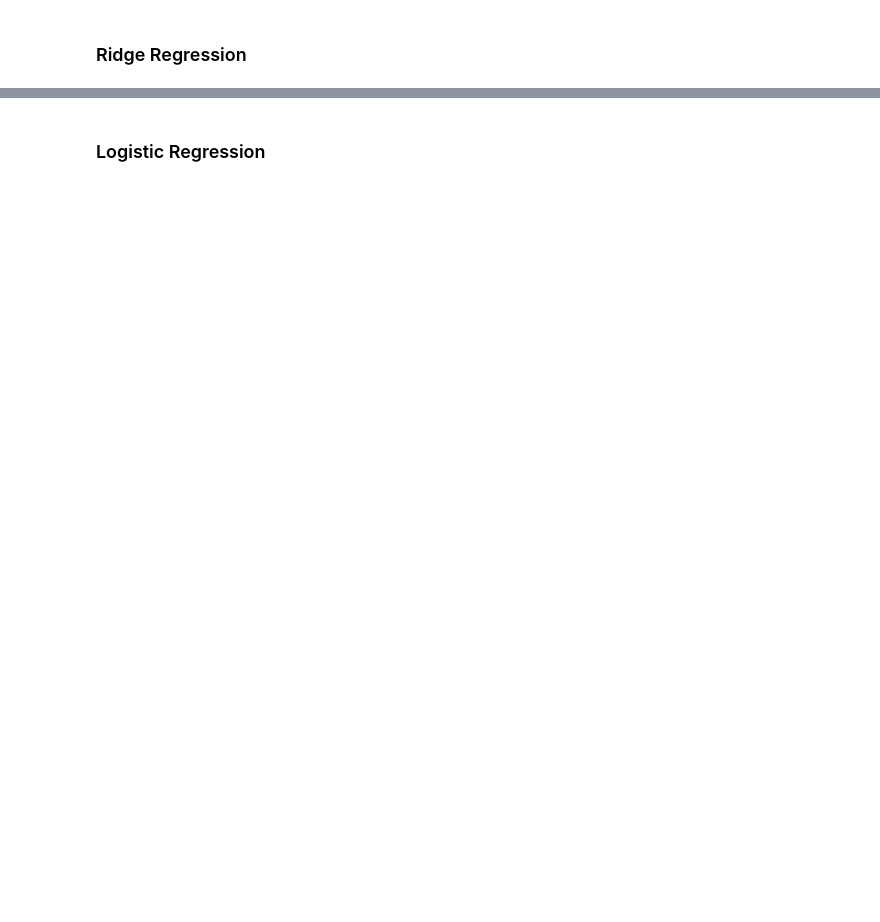
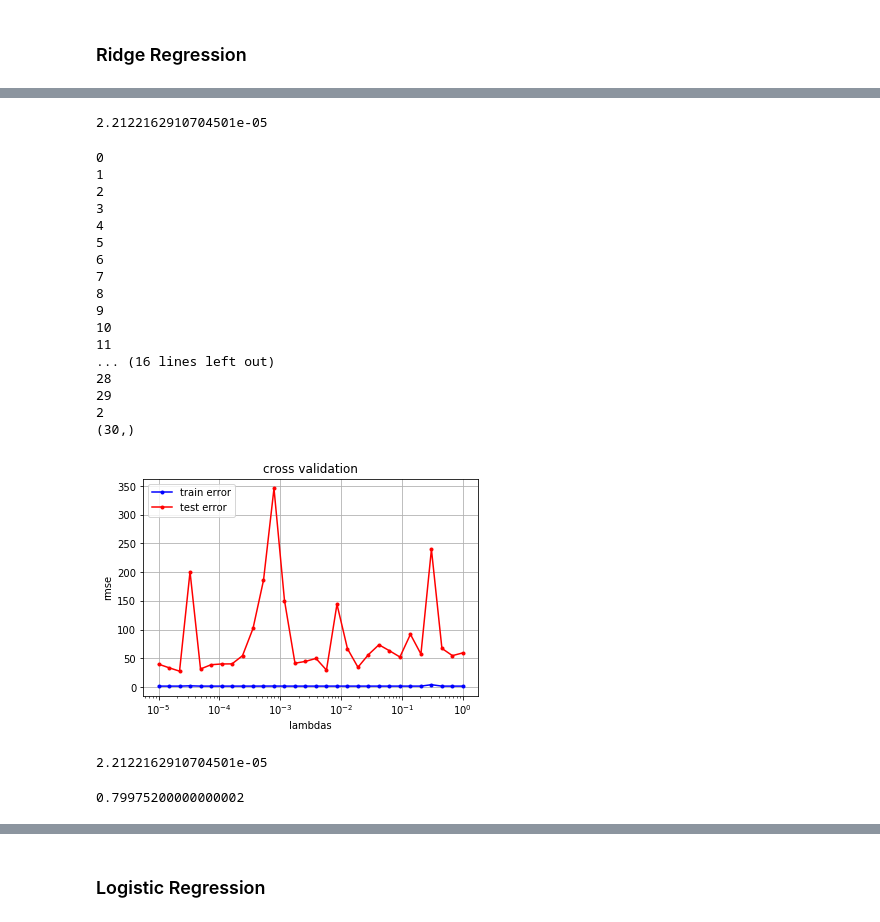
Before and after one commit to IsaacLeimgruber/ML_project, a Jupyter notebook: project1/template/Project1Kevin.ipynb, the cells around one changed output, grey strips where cells are left out. Drawn from its saved outputs; the diff is of its cells as text; code cells hidden in the pictures; blank space fills up the shorter version.

Commit message:
Cross Valid Log Penalize

```diff
--- a/project1/template/Project1Kevin.ipynb
+++ b/project1/template/Project1Kevin.ipynb
@@ -155,0 +145,42 @@ compare_prediction(w_r.reshape(len(w_r), 1), build_poly(x_train, degree), y_trai
+# %%
+def cross_validation_demo(func, lambdas, degrees, gammas, k_fold):
+
+    seed = 1
+    # split data in k fold
+    k_indices = build_k_indices(y_train[:4000], k_fold, seed)
+
+    best_l = 0
+    best_deg = 0
+    best_g = 0
+    min_loss = 1000
+    best_pred = 0
+     # define list to store the variable
+    rmse_tr = np.empty((len(lambdas), len(degrees), len(gammas)))
+    rmse_te = np.empty((len(lambdas), len(degrees), len(gammas)))
+
+    for ind_l, l in enumerate(lambdas):
+        print(ind_l)
+        for ind_deg, deg in enumerate(degrees):
+            for ind_g, g in enumerate(gammas):
+                sum_loss_tr = 0
+                sum_loss_te = 0
+                for k_test in range(k_fold):
+                    loss_tr, loss_te, we = cross_validation(func, y_train[:100000], x_train[:100000], k_indices, k_test, l, deg, g)
+                    sum_loss_tr = sum_loss_tr + loss_tr
+                    sum_loss_te = sum_loss_te + loss_te
+                rmse_t = np.sqrt(2*sum_loss_te)
+                rmse_tr[ind_l][ind_deg][ind_g] = np.sqrt(2*sum_loss_tr)
+                rmse_te[ind_l][ind_deg][ind_g] = rmse_t
+
+                #pred = compare_prediction(we, build_poly(x_train, deg), y_train)
+                #if(pred > best_pred):
+                #    best_pred = pred
+                if(rmse_t < min_loss):
+                    min_loss = rmse_t
+                    best_l = l
+                    best_deg = deg
+                    best_g = g
+    print(np.argmin(rmse_te))
+    print(np.shape(rmse_tr[:, 0, 0]))
+    cross_valid_vizu(lambdas, 'lambdas', rmse_tr[:, 0, 0], rmse_te[:, 0, 0])
+    return best_l, best_deg, best_g
@@ -155,0 +194,29 @@ compare_prediction(w_r.reshape(len(w_r), 1), build_poly(x_train, degree), y_trai
+# %%
+bl
+# %% [output]
+2.2122162910704501e-05
+# %%
+bl, bd, bg = cross_validation_demo(ridge_regression, lambdas, degrees, gammas_ridge, k_fold)
+# %% [output]
+0
+1
+2
+3
+4
+5
+6
+7
+8
+9
+10
+11
+... (16 lines left out)
+28
+29
+2
+(30,)
+[figure, added]
+# %%
+bl
+# %% [output]
+2.2122162910704501e-05
@@ -155,0 +226,5 @@ compare_prediction(w_r.reshape(len(w_r), 1), build_poly(x_train, degree), y_trai
+# %%
+w, l = ridge_regression(y_train, x_poly, bl, 1)
+compare_prediction(w, x_poly, y_train)
+# %% [output]
+0.79975200000000002
```
Also changed, not shown: parts of 54 cells of this notebook, 7 other files.
